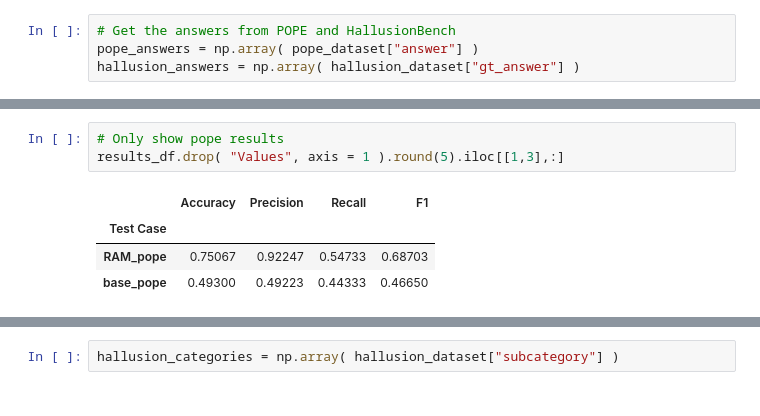
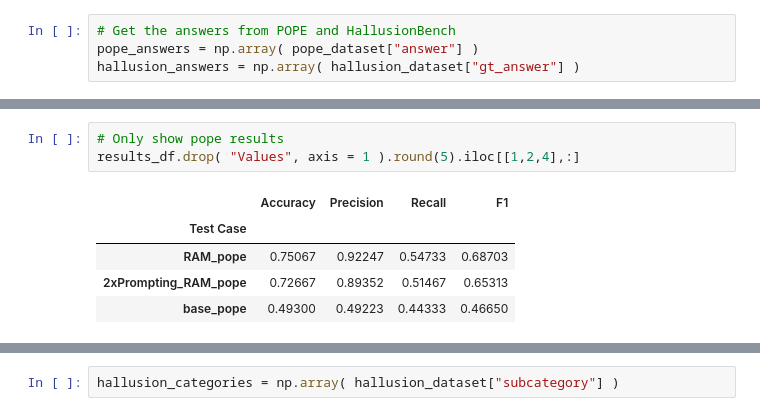
Before and after one commit to PierceCCH/ensembling-lvlms, a Jupyter notebook: results/ResultsAnalysis.ipynb, the cells around one changed output, grey strips where cells are left out. Saved outputs shown, nothing was run; the diff lists cells and outputs as text.

```diff
--- a/results/ResultsAnalysis.ipynb
+++ b/results/ResultsAnalysis.ipynb
@@ -116,10 +118,11 @@ results_df
 # %%
 # Only show pope results
-results_df.drop( "Values", axis = 1 ).round(5).iloc[[1,3],:]
+results_df.drop( "Values", axis = 1 ).round(5).iloc[[1,2,4],:]
 # %% [output]
 |  | Accuracy | Precision | Recall | F1 |
 | Test Case |  |  |  |  |
 | RAM_pope | 0.75067 | 0.92247 | 0.54733 | 0.68703 |
+| 2xPrompting_RAM_pope | 0.72667 | 0.89352 | 0.51467 | 0.65313 |
 | base_pope | 0.49300 | 0.49223 | 0.44333 | 0.46650 |
 # %%
 # Only show HallusionBench Results
```
Also changed, not shown: parts of 6 cells of this notebook, 2 other files.
